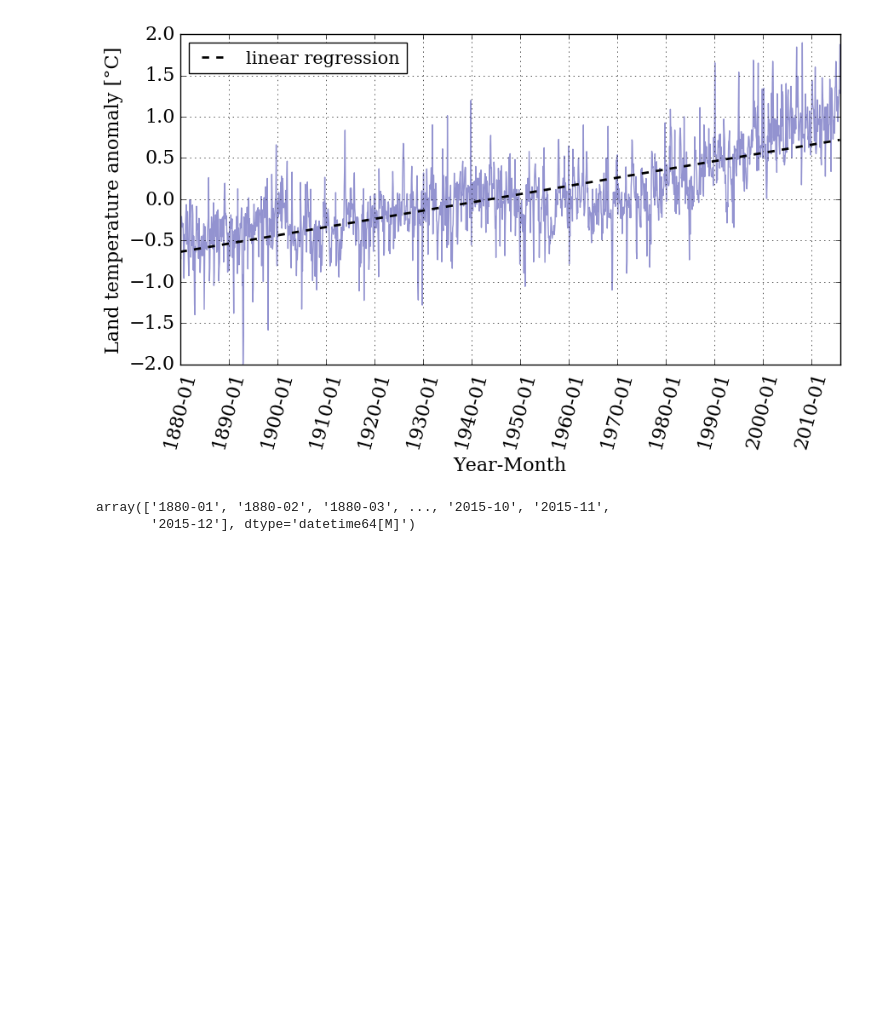
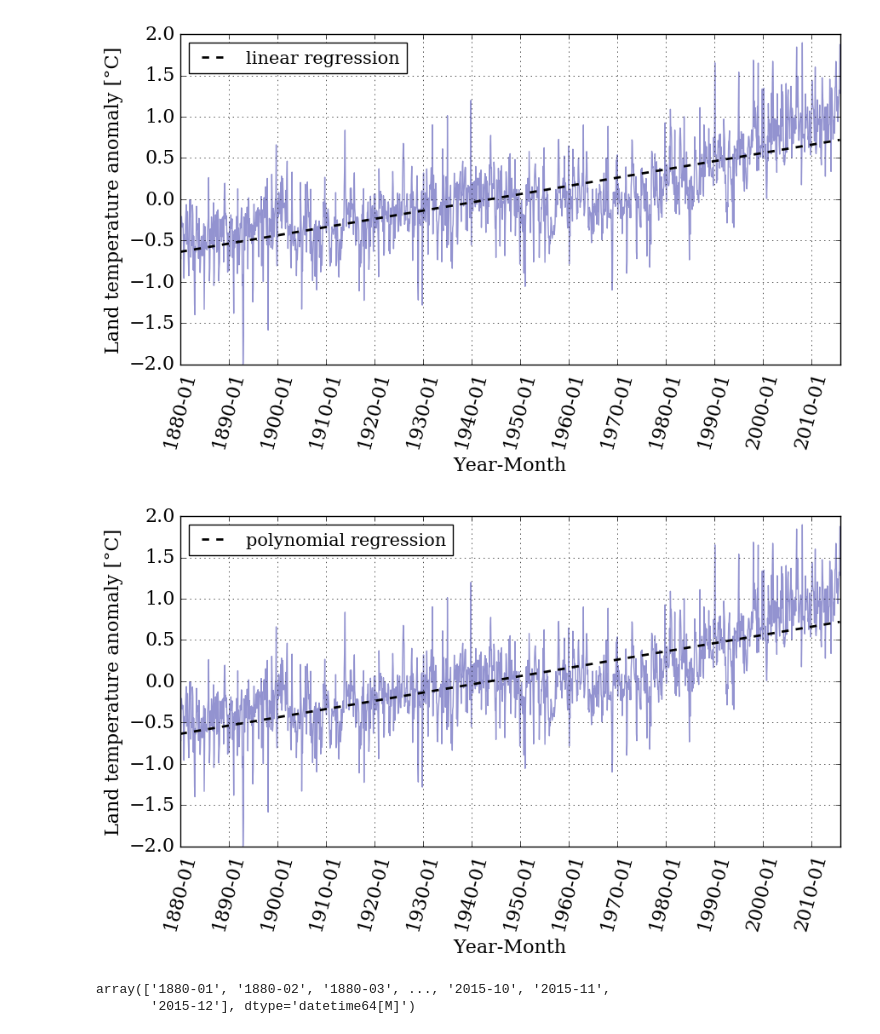
Before and after one commit to dsanmartin/notebooks, a Jupyter notebook: the_python_scientific_stack.ipynb, the cells around one changed output. Saved outputs shown, nothing was run; the diff lists cells and outputs as text; code cells hidden in the pictures; blank space fills up the shorter version.

```diff
--- a/the_python_scientific_stack.ipynb
+++ b/the_python_scientific_stack.ipynb
@@ -241,6 +241,23 @@ pyplot.legend(loc='best', fontsize=15)
 pyplot.grid();
 # %% [output]
 [figure]
+# %%
+p = numpy.polyfit(dummy, T_land[:,1], 1)
+
+f_p = numpy.polyval(p, dummy)
+# %%
+pyplot.figure(figsize=(10, 5))
+
+pyplot.xticks(dummy[::12*10], date[::12*10] , rotation=75)
+pyplot.plot(dummy, T_land[:,1], color='#2929a3', ls='-', lw=1, alpha=0.5)
+pyplot.plot(dummy, f_p, 'k--', linewidth=2,
+            label='polynomial regression')
+pyplot.xlabel('Year-Month')
+pyplot.ylabel('Land temperature anomaly [°C]')
+pyplot.legend(loc='best', fontsize=15)
+pyplot.grid();
+# %% [output]
+[figure, added]
 # %%
 date
 # %% [output]
```
Also changed, not shown: parts of 8 cells of this notebook, 1 other file.
